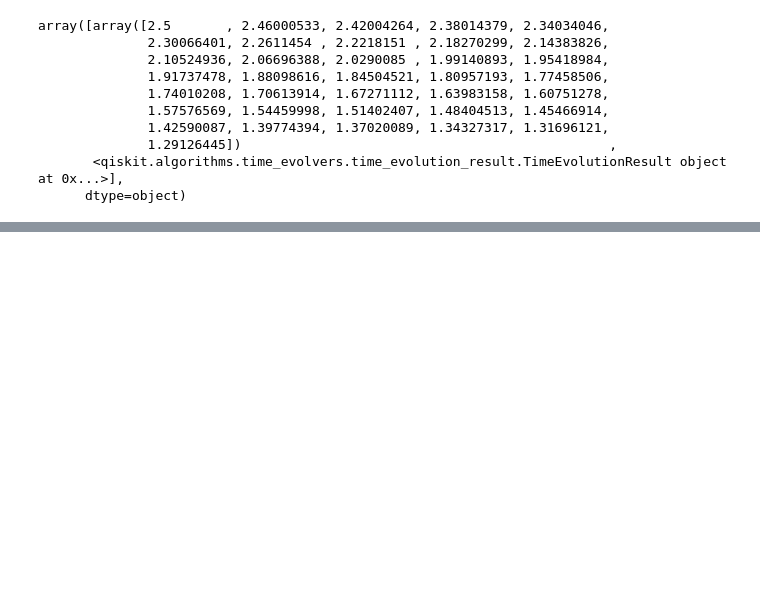
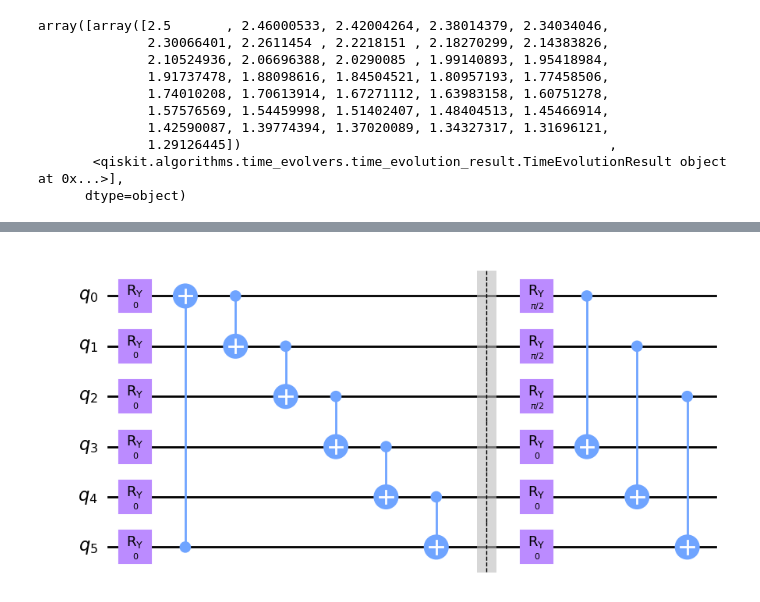
Before and after one commit to burakvarol123/Matrix-Models-with-Quantum-Computing, a Jupyter notebook: tryouts.ipynb, the cells around one changed output, grey strips where cells are left out. Drawn from its saved outputs; the diff is of its cells as text; code cells hidden in the pictures; blank space fills up the shorter version.

```diff
--- a/tryouts.ipynb
+++ b/tryouts.ipynb
@@ -100,0 +134,5 @@ array([array([2.5       , 2.46000533, 2.42004264, 2.38014379, 2.34034046,
+# %%
+init_param_values = ([np.pi / 2])* qubits + [0] * (depth * qubits * 2+qubits)
+an.ansatz_review_exact(qubits*2,depth).bind_parameters(init_param_values).draw("mpl")
+# %% [output]
+[figure, added]
```
Also changed, not shown: parts of 8 cells of this notebook, 13 other files.
